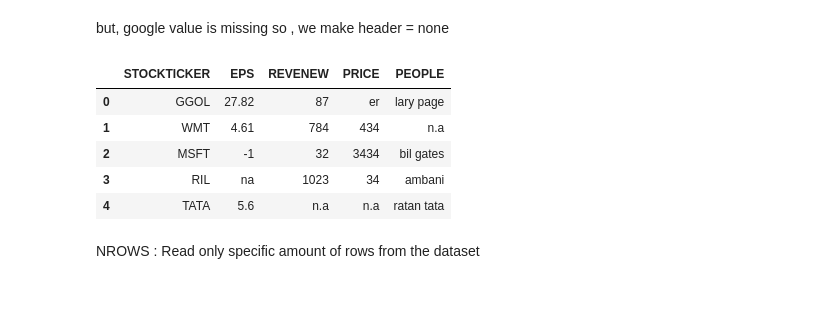
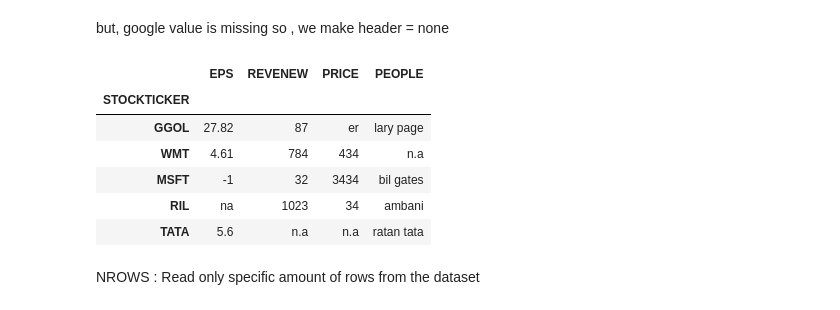
Before and after one commit to hsnaidu/basics, a Jupyter notebook: data_science/pandas-cheatsheet.ipynb, the cells around one changed output. Cells and saved outputs as stored; diff of their text form; code cells hidden in the pictures.

```diff
--- a/data_science/pandas-cheatsheet.ipynb
+++ b/data_science/pandas-cheatsheet.ipynb
@@ -371,15 +351,16 @@ but, google value is missing so , we make header = none
 # %%
 df = pd.read_excel('C:\\Users\\harip\\Desktop\\refrence\\data_science\\dataset\\noheader.xlsx',header = None) # here we use the header = 0
 df.columns = ['STOCKTICKER','EPS','REVENEW','PRICE','PEOPLE']
-df
+df.set_index('STOCKTICKER')
 # df[['EPS','PRICE']][df.STOCKTICKER == df.STOCKTICKER.max()] ------ FoMO
 # %% [output]
-|  | STOCKTICKER | EPS | REVENEW | PRICE | PEOPLE |
-| 0 | GGOL | 27.82 | 87 | er | lary page |
-| 1 | WMT | 4.61 | 784 | 434 | n.a |
-| 2 | MSFT | -1 | 32 | 3434 | bil gates |
-| 3 | RIL | na | 1023 | 34 | ambani |
-| 4 | TATA | 5.6 | n.a | n.a | ratan tata |
+|  | EPS | REVENEW | PRICE | PEOPLE |
+| STOCKTICKER |  |  |  |  |
+| GGOL | 27.82 | 87 | er | lary page |
+| WMT | 4.61 | 784 | 434 | n.a |
+| MSFT | -1 | 32 | 3434 | bil gates |
+| RIL | na | 1023 | 34 | ambani |
+| TATA | 5.6 | n.a | n.a | ratan tata |
 # %% [markdown]
 NROWS : Read only specific amount of rows from the dataset
 # %%
```
Also changed, not shown: parts of 24 cells of this notebook, 3 other files.
